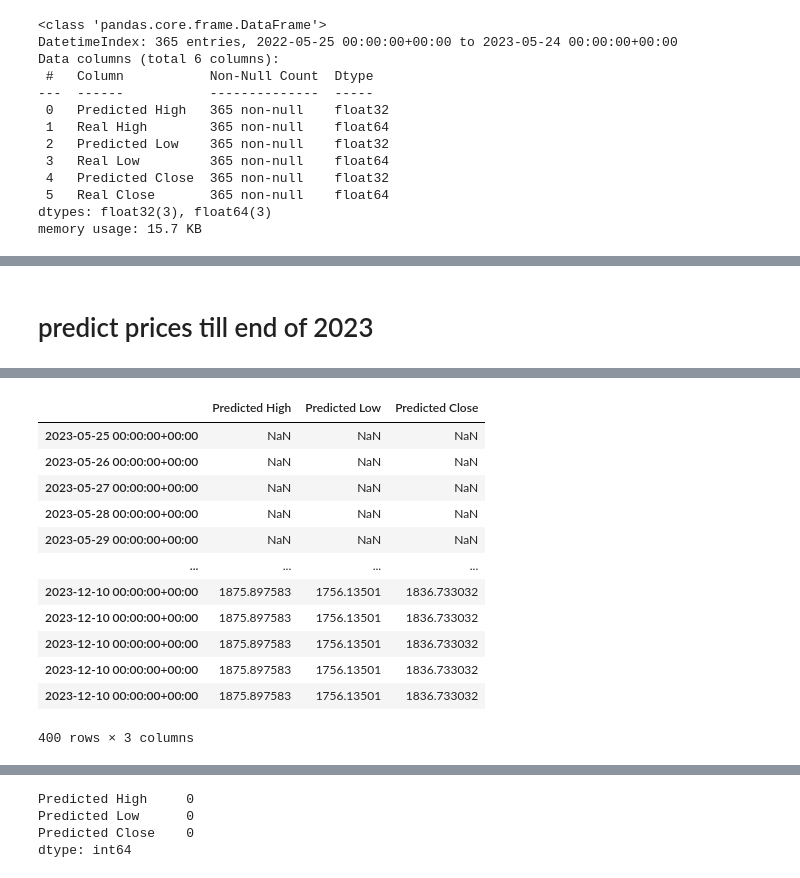
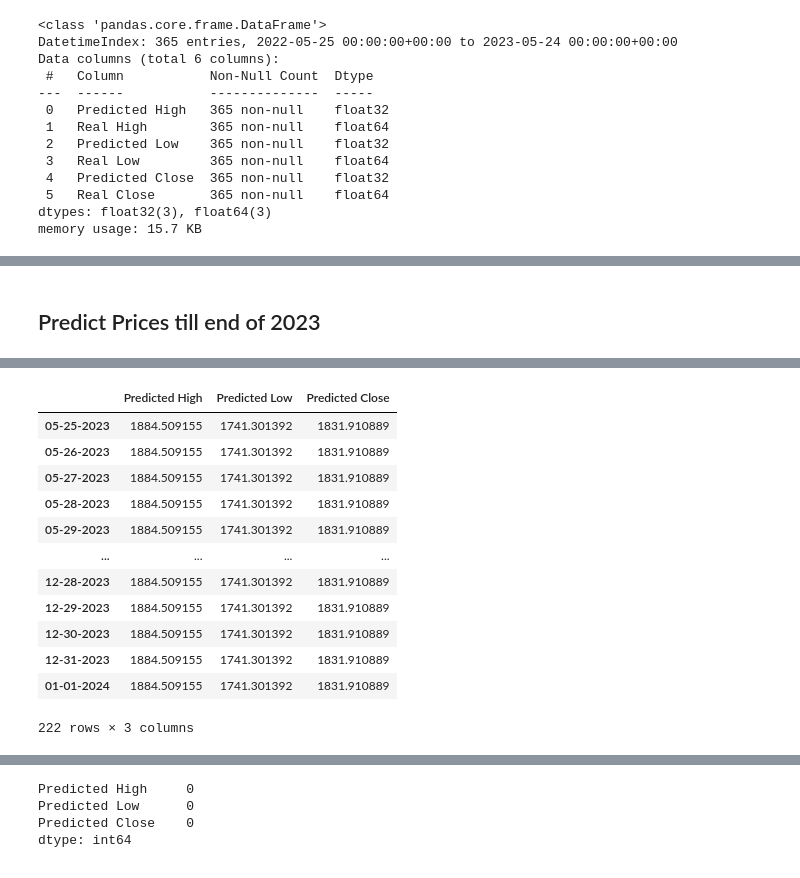
Before and after one commit to SashaFlores/CryptoShield, a Jupyter notebook: eth.ipynb, the cells around one changed output, grey strips where cells are left out. Drawn from its saved outputs; the diff is of its cells as text; code cells hidden in the pictures.

```diff
--- a/eth.ipynb
+++ b/eth.ipynb
@@ -497,12 +714,15 @@ plt.show()
 # %% [markdown]
-# predict prices till end of 2023
+## Predict Prices till end of 2023
 # %%
 # Define the number of future time steps to predict
-num_steps = 200
+num_steps = 222
 num_features = 3  # Number of features (high, low, close)
 
-# Create a copy of the original DataFrame to store the predicted prices
-predicted_prices_df = pd.DataFrame(index=pd.date_range(start=df.index[-1] + pd.DateOffset(days=1), periods=num_steps))
+# Create an empty DataFrame to store the predicted prices
+predicted_prices_df = pd.DataFrame(columns=["Predicted High", "Predicted Low", "Predicted Close"])
+
+# Get the last date from the original DataFrame
+last_date = df.index[-1]
 
 # Iterate for the desired number of time steps
 for _ in range(num_steps):
@@ -518,11 +738,20 @@ for _ in range(num_steps):
     # Create a DataFrame to store the predicted values for the current time step
     predicted_step_df = pd.DataFrame(
         predicted_values.reshape(1, -1),
-        columns=["Predicted High", "Predicted Low", "Predicted Close"],
-        index=[predicted_prices_df.index[-1]]
+        columns=["Predicted High", "Predicted Low", "Predicted Close"]
     )
 
-    # Append the predicted values to the main DataFrame
+    # Get the next date by adding one day to the last date
+    next_date = last_date + pd.DateOffset(days=1)
+
+    # Set the index of the predicted step DataFrame to the next date
+    predicted_step_df.index = [next_date.strftime('%m-%d-%Y')]
+
+    # Concatenate the predicted step DataFrame with the main DataFrame
     predicted_prices_df = pd.concat([predicted_prices_df, predicted_step_df])
+
+    # Update the last date
+    last_date = next_date
+
 predicted_prices_df
 # %% [output]
@@ -546,13 +775,13 @@ predicted_prices_df
 |  | Predicted High | Predicted Low | Predicted Close |
-| 2023-05-25 00:00:00+00:00 | NaN | NaN | NaN |
-| 2023-05-26 00:00:00+00:00 | NaN | NaN | NaN |
-| 2023-05-27 00:00:00+00:00 | NaN | NaN | NaN |
-| 2023-05-28 00:00:00+00:00 | NaN | NaN | NaN |
-| 2023-05-29 00:00:00+00:00 | NaN | NaN | NaN |
+| 05-25-2023 | 1884.509155 | 1741.301392 | 1831.910889 |
+| 05-26-2023 | 1884.509155 | 1741.301392 | 1831.910889 |
+| 05-27-2023 | 1884.509155 | 1741.301392 | 1831.910889 |
+| 05-28-2023 | 1884.509155 | 1741.301392 | 1831.910889 |
+| 05-29-2023 | 1884.509155 | 1741.301392 | 1831.910889 |
 | ... | ... | ... | ... |
-| 2023-12-10 00:00:00+00:00 | 1875.897583 | 1756.13501 | 1836.733032 |
-| 2023-12-10 00:00:00+00:00 | 1875.897583 | 1756.13501 | 1836.733032 |
-| 2023-12-10 00:00:00+00:00 | 1875.897583 | 1756.13501 | 1836.733032 |
-| 2023-12-10 00:00:00+00:00 | 1875.897583 | 1756.13501 | 1836.733032 |
-| 2023-12-10 00:00:00+00:00 | 1875.897583 | 1756.13501 | 1836.733032 |
+| 12-28-2023 | 1884.509155 | 1741.301392 | 1831.910889 |
+| 12-29-2023 | 1884.509155 | 1741.301392 | 1831.910889 |
+| 12-30-2023 | 1884.509155 | 1741.301392 | 1831.910889 |
+| 12-31-2023 | 1884.509155 | 1741.301392 | 1831.910889 |
+| 01-01-2024 | 1884.509155 | 1741.301392 | 1831.910889 |
-400 rows × 3 columns
+222 rows × 3 columns
```
Also changed, not shown: parts of 53 cells of this notebook, 6 other files.
